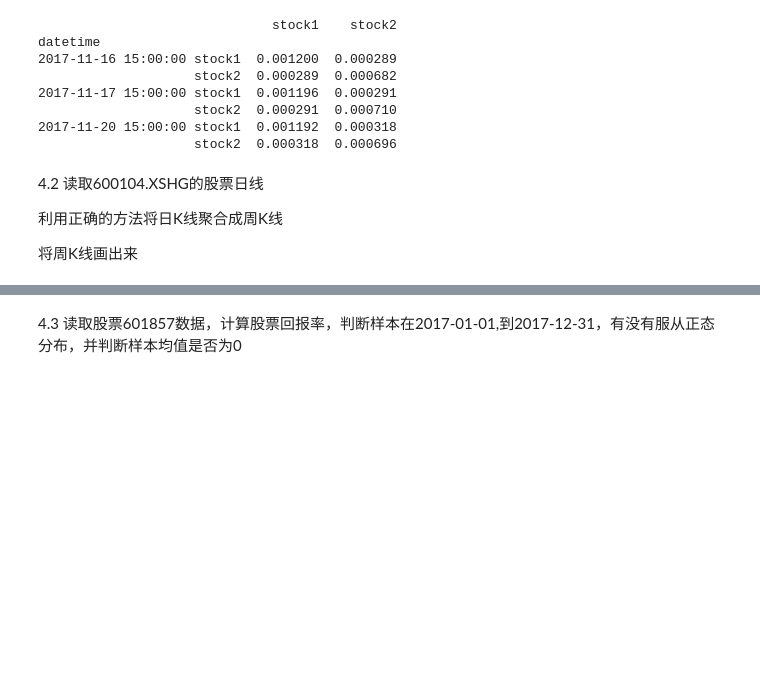
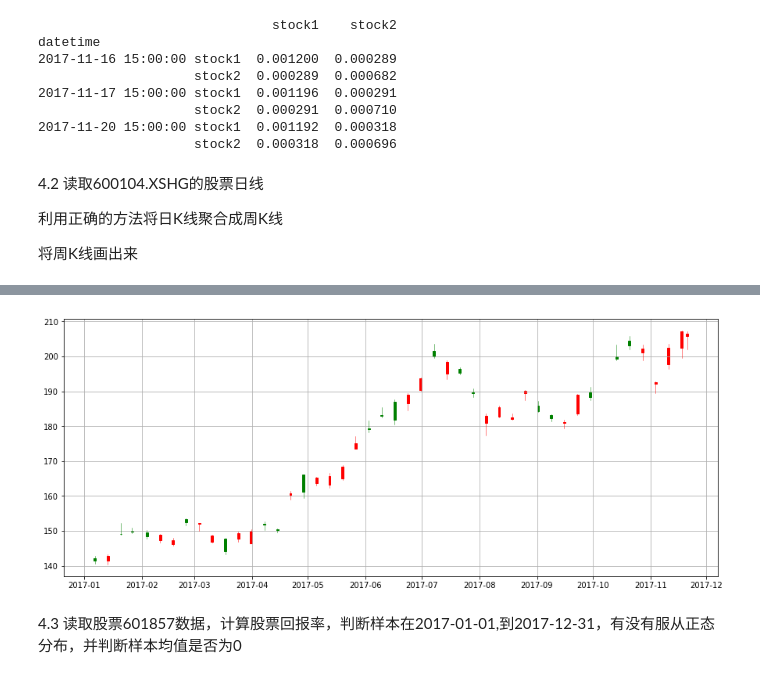
Before and after one commit to kpma1120/homework, a Jupyter notebook: 2、talib、数据处理与jaqs相关试题.ipynb, the cells around one changed output, grey strips where cells are left out. Drawn from its saved outputs; the diff is of its cells as text; code cells hidden in the pictures; blank space fills up the shorter version.

```diff
--- a/2、talib、数据处理与jaqs相关试题.ipynb
+++ b/2、talib、数据处理与jaqs相关试题.ipynb
@@ -58,3 +55,20 @@ datetime
+# %%
+import matplotlib.pyplot as plt
+from matplotlib.pylab import date2num
+import mpl_finance as mpf
+
+stock = pd.read_excel('sz50.xlsx',sheetname='600104.XSHG', index_col='datetime')
+stock['time'] = list(map(date2num, stock.index))
+stock_weekly = stock.resample('W').last()
+candle = stock_weekly.reindex_axis(["time", "open", "high", "low", "close"], 1).values
+fig,ax = plt.subplots(1,1,sharex=True, figsize=(15,12))
+fig.subplots_adjust(bottom=0.5)
+ax.grid(True)
+mpf.candlestick_ohlc(ax, candle, width=1.2, colorup='r', colordown='g',alpha=1.0)
+ax.xaxis_date ()
+plt.show()
+# %% [output]
+[figure, added]
 # %% [markdown]
 4.3 读取股票601857数据，计算股票回报率，判断样本在2017-01-01,到2017-12-31，有没有服从正态分布，并判断样本均值是否为0
 # %%
```
Also changed, not shown: parts of 8 cells of this notebook.
